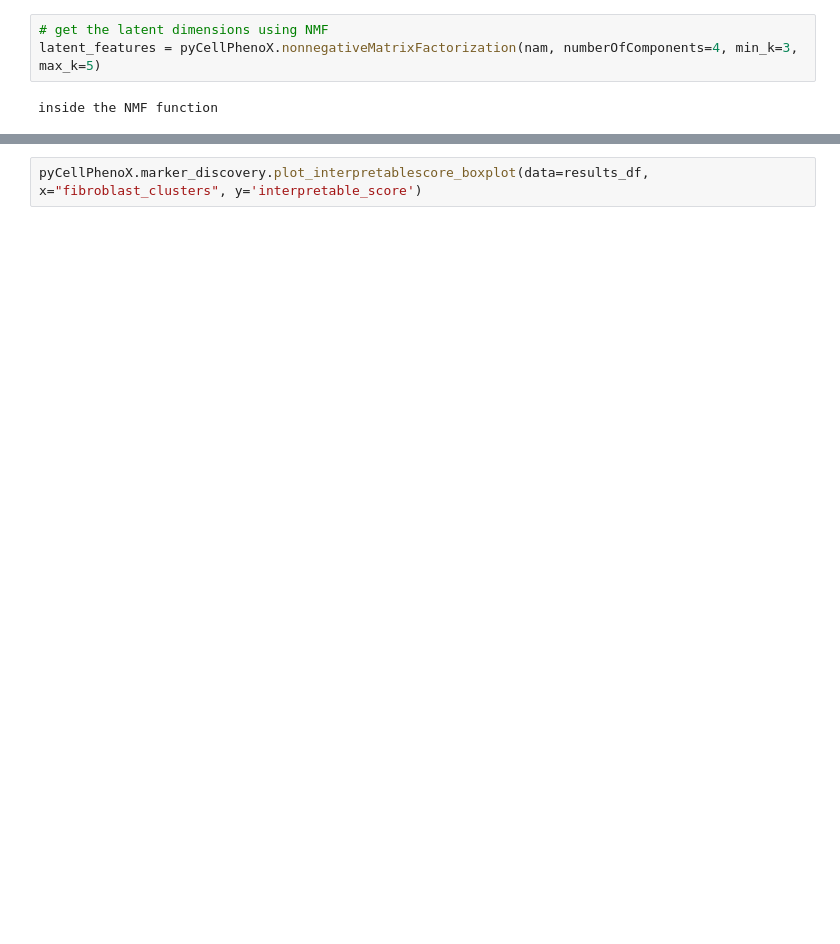
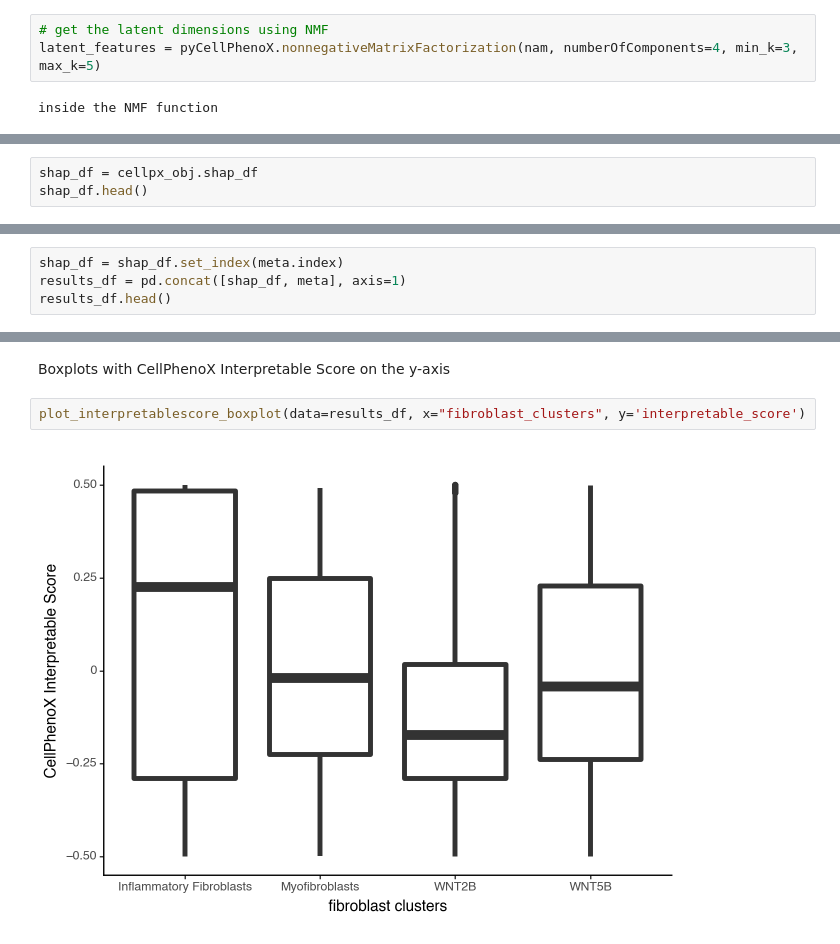
Before and after one commit to fanzhanglab/pyCellPhenoX, a Jupyter notebook: vignettes/test_vignette.ipynb, the cells around one changed output, grey strips where cells are left out. Cells and saved outputs as stored; diff of their text form; blank space fills up the shorter version.

```diff
--- a/vignettes/test_vignette.ipynb
+++ b/vignettes/test_vignette.ipynb
@@ -89,0 +149,3 @@ cellpx_obj.shap_df
+# %%
+shap_df = cellpx_obj.shap_df
+shap_df.head()
@@ -94,0 +165,4 @@ results_df = pd.concat(cellpx_obj.shap_df,meta)
+# %%
+shap_df = shap_df.set_index(meta.index)
+results_df = pd.concat([shap_df, meta], axis=1)
+results_df.head()
@@ -95,2 +177,6 @@ results_df = pd.concat(cellpx_obj.shap_df,meta)
+# %% [markdown]
+Boxplots with CellPhenoX Interpretable Score on the y-axis
 # %%
-pyCellPhenoX.marker_discovery.plot_interpretablescore_boxplot(data=results_df, x="fibroblast_clusters", y='interpretable_score')
+plot_interpretablescore_boxplot(data=results_df, x="fibroblast_clusters", y='interpretable_score')
+# %% [output]
+[figure, added]
```
Also changed, not shown: parts of 25 cells of this notebook, 3 other files.
